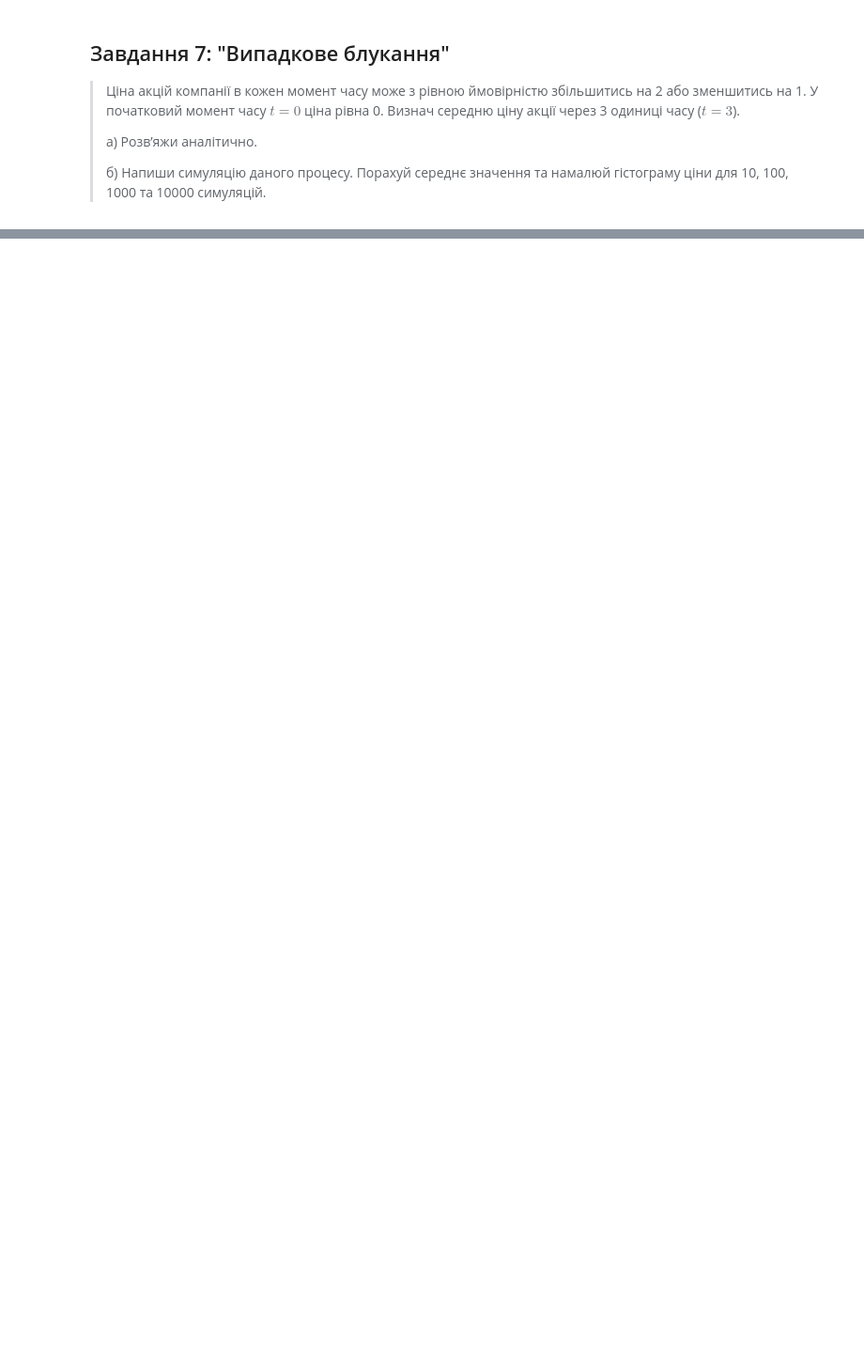
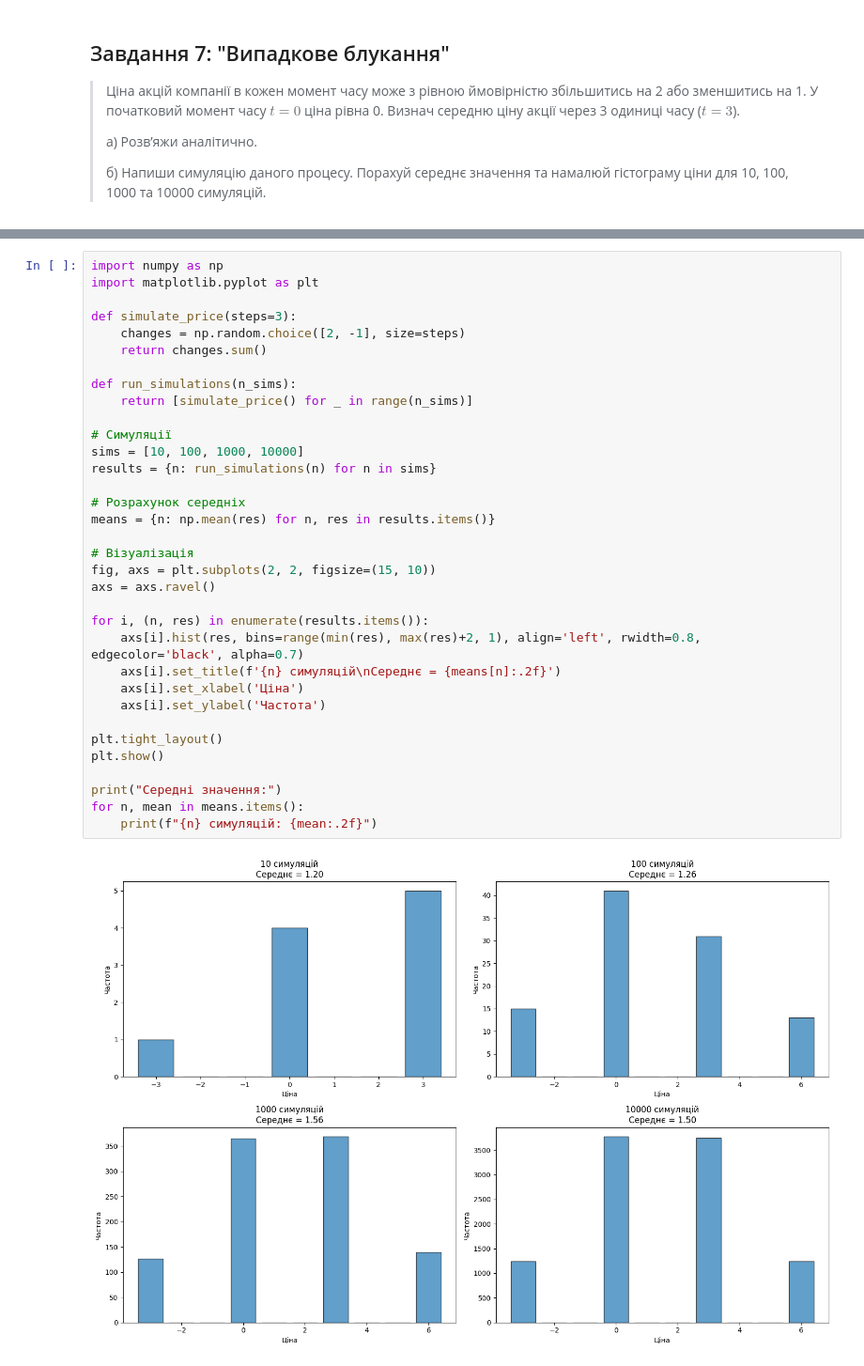
Before and after one commit to andriy-pro/goit-math-hw-07, a Jupyter notebook: math_task_07.ipynb, the cells around one changed output, grey strips where cells are left out. Shown at 94% size. Cells and saved outputs as stored; diff of their text form; blank space fills up the shorter version.

```diff
--- a/math_task_07.ipynb
+++ b/math_task_07.ipynb
@@ -414,0 +440,36 @@ $$
+# %%
+import numpy as np
+import matplotlib.pyplot as plt
+
+def simulate_price(steps=3):
+    changes = np.random.choice([2, -1], size=steps)
+    return changes.sum()
+
+def run_simulations(n_sims):
+    return [simulate_price() for _ in range(n_sims)]
+
+# Симуляції
+sims = [10, 100, 1000, 10000]
+results = {n: run_simulations(n) for n in sims}
+
+# Розрахунок середніх
+means = {n: np.mean(res) for n, res in results.items()}
+
+# Візуалізація
+fig, axs = plt.subplots(2, 2, figsize=(15, 10))
+axs = axs.ravel()
+
+for i, (n, res) in enumerate(results.items()):
+    axs[i].hist(res, bins=range(min(res), max(res)+2, 1), align='left', rwidth=0.8, edgecolor='black', alpha=0.7)
+    axs[i].set_title(f'{n} симуляцій\nСереднє = {means[n]:.2f}')
+    axs[i].set_xlabel('Ціна')
+    axs[i].set_ylabel('Частота')
+
+plt.tight_layout()
+plt.show()
+
+print("Середні значення:")
+for n, mean in means.items():
+    print(f"{n} симуляцій: {mean:.2f}")
+# %% [output]
+[figure, added]
```
Also changed, not shown: parts of 10 cells of this notebook.
